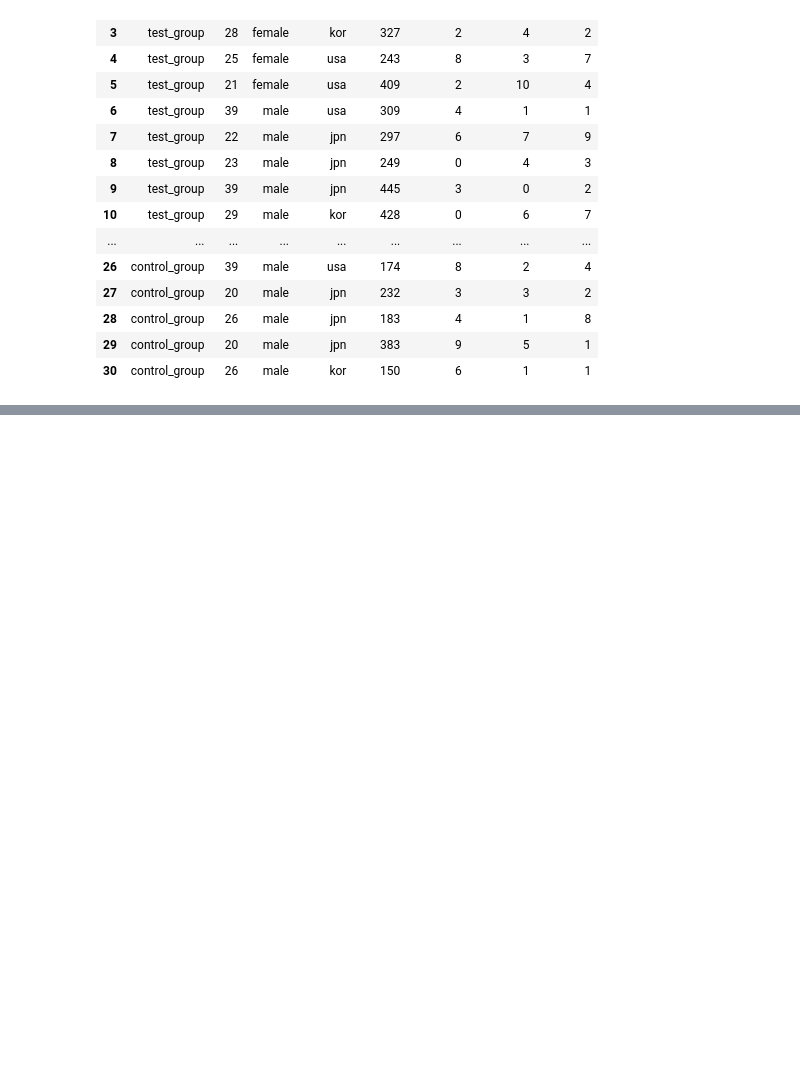
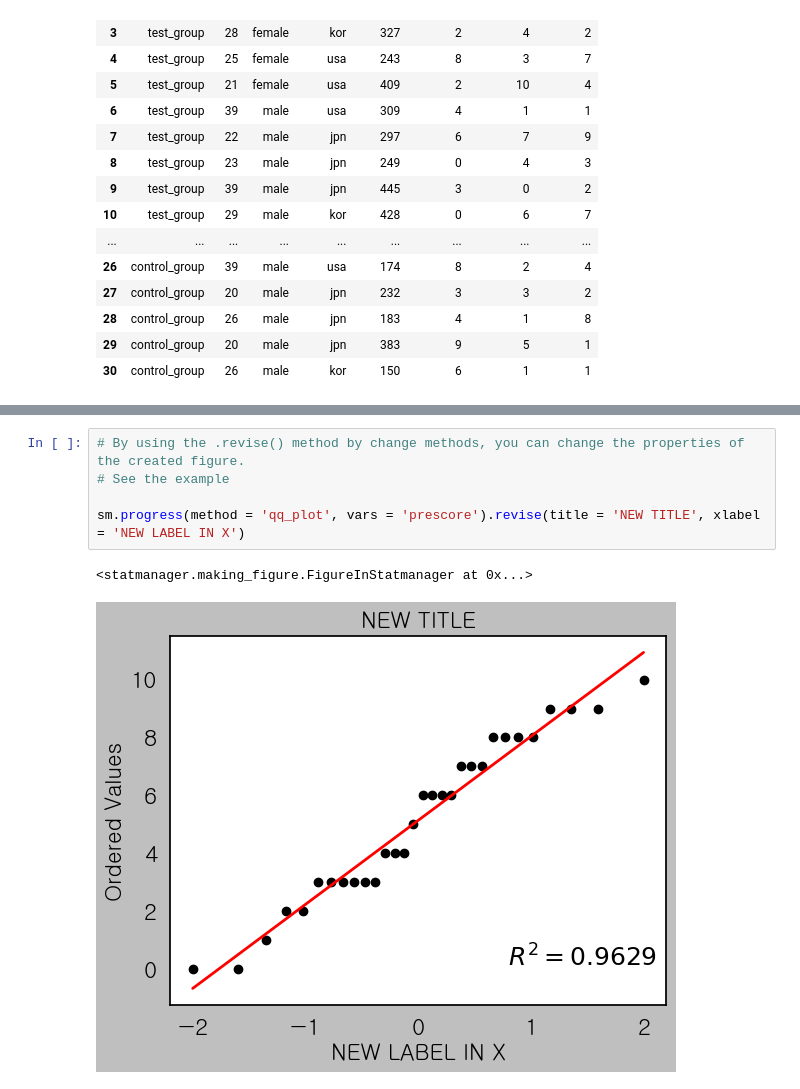
Before and after one commit to ckdckd145/statmanager-kr, a Jupyter notebook: test.ipynb, the cells around one changed output, grey strips where cells are left out. Cells and saved outputs as stored; diff of their text form; blank space fills up the shorter version.

```diff
--- a/test.ipynb
+++ b/test.ipynb
@@ -504,0 +545,8 @@ The regression coefficient (coef) reflects the difference in EMMeans.
+# %%
+# By using the .revise() method by change methods, you can change the properties of the created figure.
+# See the example
+
+sm.progress(method = 'qq_plot', vars = 'prescore').revise(title = 'NEW TITLE', xlabel = 'NEW LABEL IN X')
+# %% [output]
+<statmanager.making_figure.FigureInStatmanager at 0x...>
+[figure, added]
```
Also changed, not shown: parts of 23 cells of this notebook.
